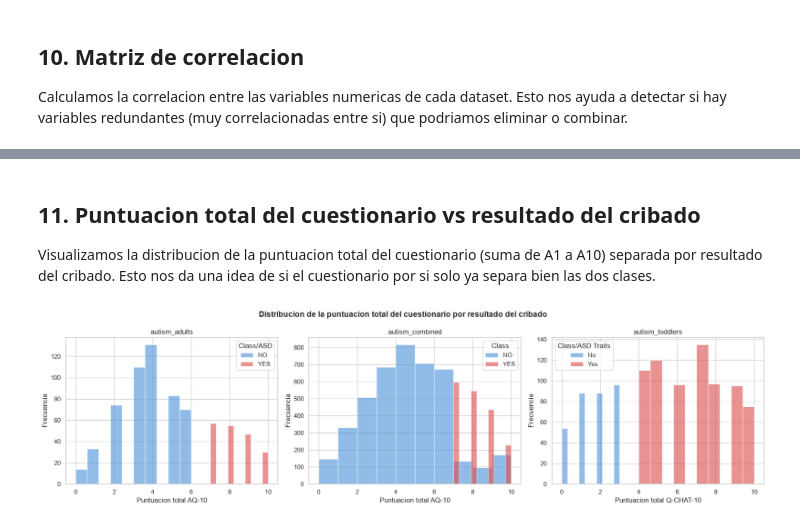
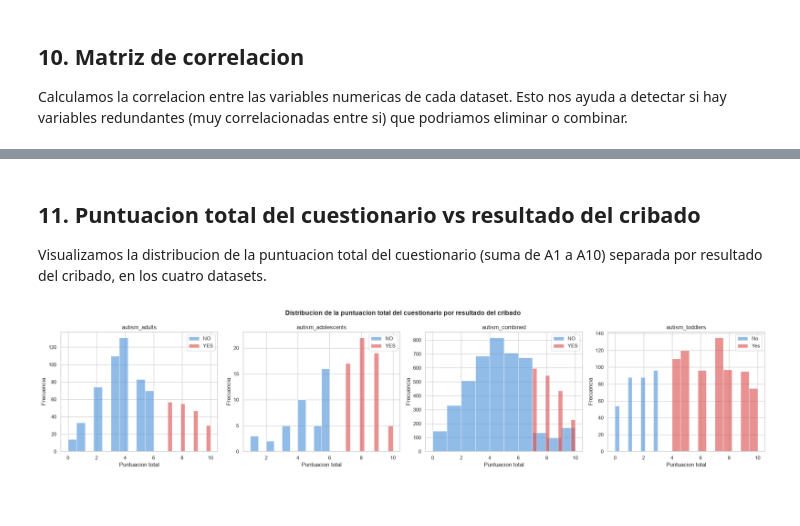
Before and after one commit to adrianaarang/tesTEA, a Jupyter notebook: notebooks/01_eda.ipynb, the cells around one changed output, grey strips where cells are left out. Saved outputs shown, nothing was run; the diff lists cells and outputs as text; code cells hidden in the pictures; blank space fills up the shorter version.

```diff
--- a/notebooks/01_eda.ipynb
+++ b/notebooks/01_eda.ipynb
@@ -242,0 +257,20 @@ No hay valores faltantes
+# %%
+datasets_dict = {
+    "autism_adults": autism_adults,
+    "autism_adolescents": autism_adolescents,
+    "autism_combined": autism_combined,
+    "autism_toddlers": autism_toddlers
+}
+
+for nombre, data in datasets_dict.items():
+    print("=" * 60)
+    print(f"VALORES FALTANTES - {nombre}")
+    print("=" * 60)
+    nulos = data.isnull().sum()
+    nulos_con_valores = nulos[nulos > 0]
+    if len(nulos_con_valores) > 0:
+        print(nulos_con_valores)
+        print(f"\nTotal de filas con al menos un nulo: {data.isnull().any(axis=1).sum()}")
+    else:
+        print("No hay valores faltantes")
+    print()
@@ -655,52 +626,38 @@ plt.show()
 ## 11. Puntuacion total del cuestionario vs resultado del cribado
 
 Visualizamos la distribucion de la puntuacion total del cuestionario
-(suma de A1 a A10) separada por resultado del cribado. Esto nos da una
-idea de si el cuestionario por si solo ya separa bien las dos clases.
+(suma de A1 a A10) separada por resultado del cribado, en los cuatro datasets.
 # %%
-# Calculamos la puntuacion total si no existe ya como columna
 autism_adults["score_total"] = autism_adults[score_cols_adults].sum(axis=1)
+autism_adolescents["score_total"] = autism_adolescents[score_cols_adults].sum(axis=1)
 autism_combined["score_total"] = autism_combined[score_cols_combined].sum(axis=1)
 autism_toddlers["score_total"] = autism_toddlers[score_cols_toddlers].sum(axis=1)
 
-fig, axes = plt.subplots(1, 3, figsize=(18, 5))
+fig, axes = plt.subplots(1, 4, figsize=(22, 5))
 
-# autism_adults
-for clase in ["NO", "YES"]:
-    subset = autism_adults[autism_adults["Class/ASD"] == clase]
-    axes[0].hist(subset["score_total"], bins=10, alpha=0.6, label=clase,
-                 color="#4a90d9" if clase == "NO" else "#d94a4a", edgecolor="white")
-axes[0].set_title("autism_adults")
-axes[0].set_xlabel("Puntuacion total AQ-10")
-axes[0].set_ylabel("Frecuencia")
-axes[0].legend(title="Class/ASD")
+score_target_config = [
+    (autism_adults, "Class/ASD", ["NO", "YES"], "autism_adults", axes[0]),
+    (autism_adolescents, "Class/ASD", ["NO", "YES"], "autism_adolescents", axes[1]),
+    (autism_combined, "Class", ["NO", "YES"], "autism_combined", axes[2]),
+    (autism_toddlers, "Class/ASD Traits ", ["No", "Yes"], "autism_toddlers", axes[3]),
+]
 
-# autism_combined
-for clase in ["NO", "YES"]:
-    subset = autism_combined[autism_combined["Class"] == clase]
-    axes[1].hist(subset["score_total"], bins=10, alpha=0.6, label=clase,
-                 color="#4a90d9" if clase == "NO" else "#d94a4a", edgecolor="white")
-axes[1].set_title("autism_combined")
-axes[1].set_xlabel("Puntuacion total AQ-10")
-axes[1].set_ylabel("Frecuencia")
-axes[1].legend(title="Class")
-
-# autism_toddlers
-for clase in ["No", "Yes"]:
-    subset = autism_toddlers[autism_toddlers["Class/ASD Traits "] == clase]
-    axes[2].hist(subset["score_total"], bins=10, alpha=0.6, label=clase,
-                 color="#4a90d9" if clase == "No" else "#d94a4a", edgecolor="white")
-axes[2].set_title("autism_toddlers")
-axes[2].set_xlabel("Puntuacion total Q-CHAT-10")
-axes[2].set_ylabel("Frecuencia")
-axes[2].legend(title="Class/ASD Traits")
+for data, target_col, clases, nombre, ax in score_target_config:
+    for clase in clases:
+        subset = data[data[target_col] == clase]
+        ax.hist(subset["score_total"], bins=10, alpha=0.6, label=clase,
+                color="#4a90d9" if clase.upper() == "NO" else "#d94a4a", edgecolor="white")
+    ax.set_title(nombre)
+    ax.set_xlabel("Puntuacion total")
+    ax.set_ylabel("Frecuencia")
+    ax.legend()
 
 plt.suptitle("Distribucion de la puntuacion total del cuestionario por resultado del cribado", fontsize=14, fontweight="bold")
 plt.tight_layout()
 plt.savefig("../docs/assets/img/score_total_vs_target.png", dpi=150, bbox_inches="tight")
 plt.show()
 # %% [output]
-[figure, old version]
+[figure, new version]
 # %% [markdown]
 ### Observaciones sobre la puntuacion total
 
```
Also changed, not shown: parts of 44 cells of this notebook, 10 other files.
